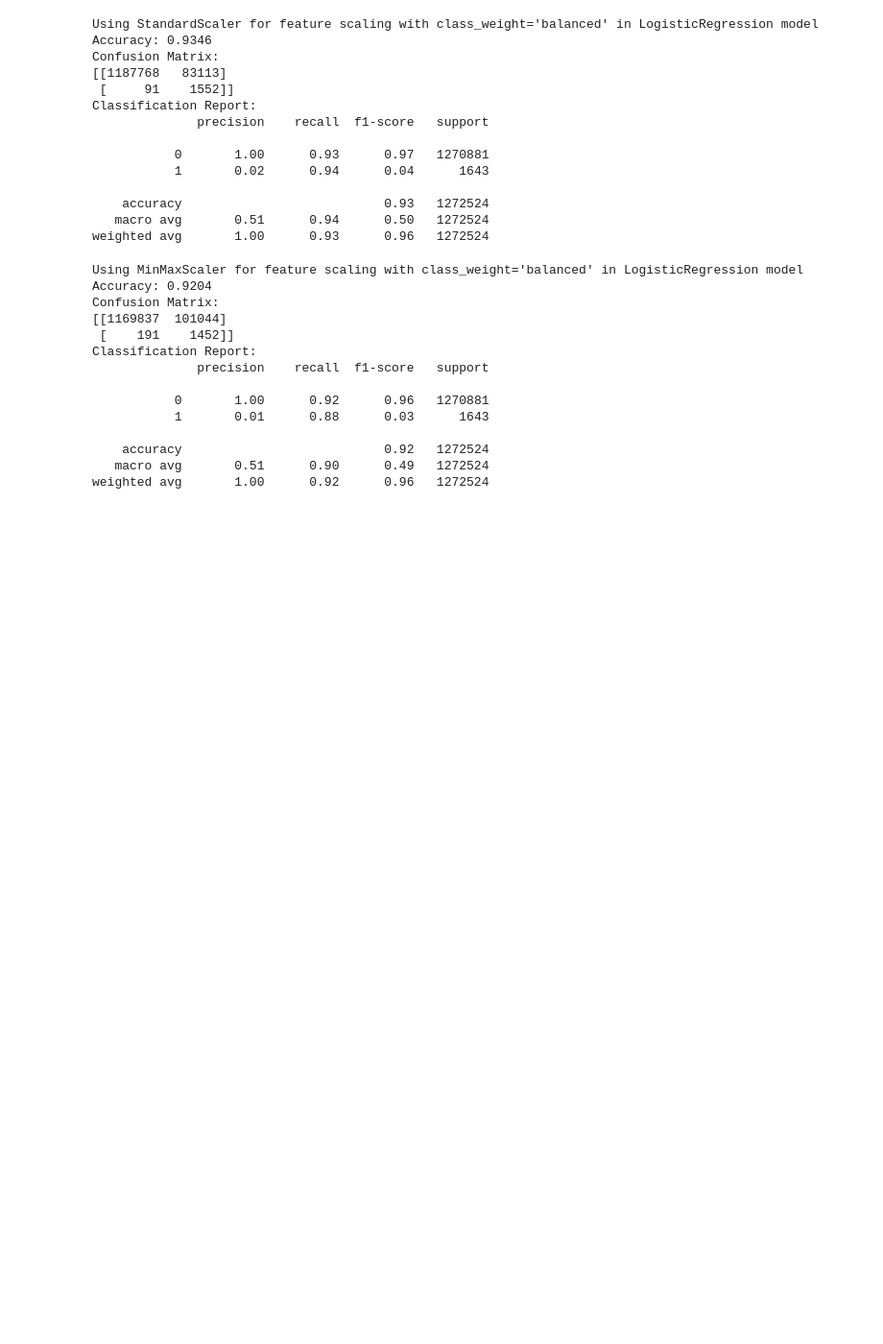
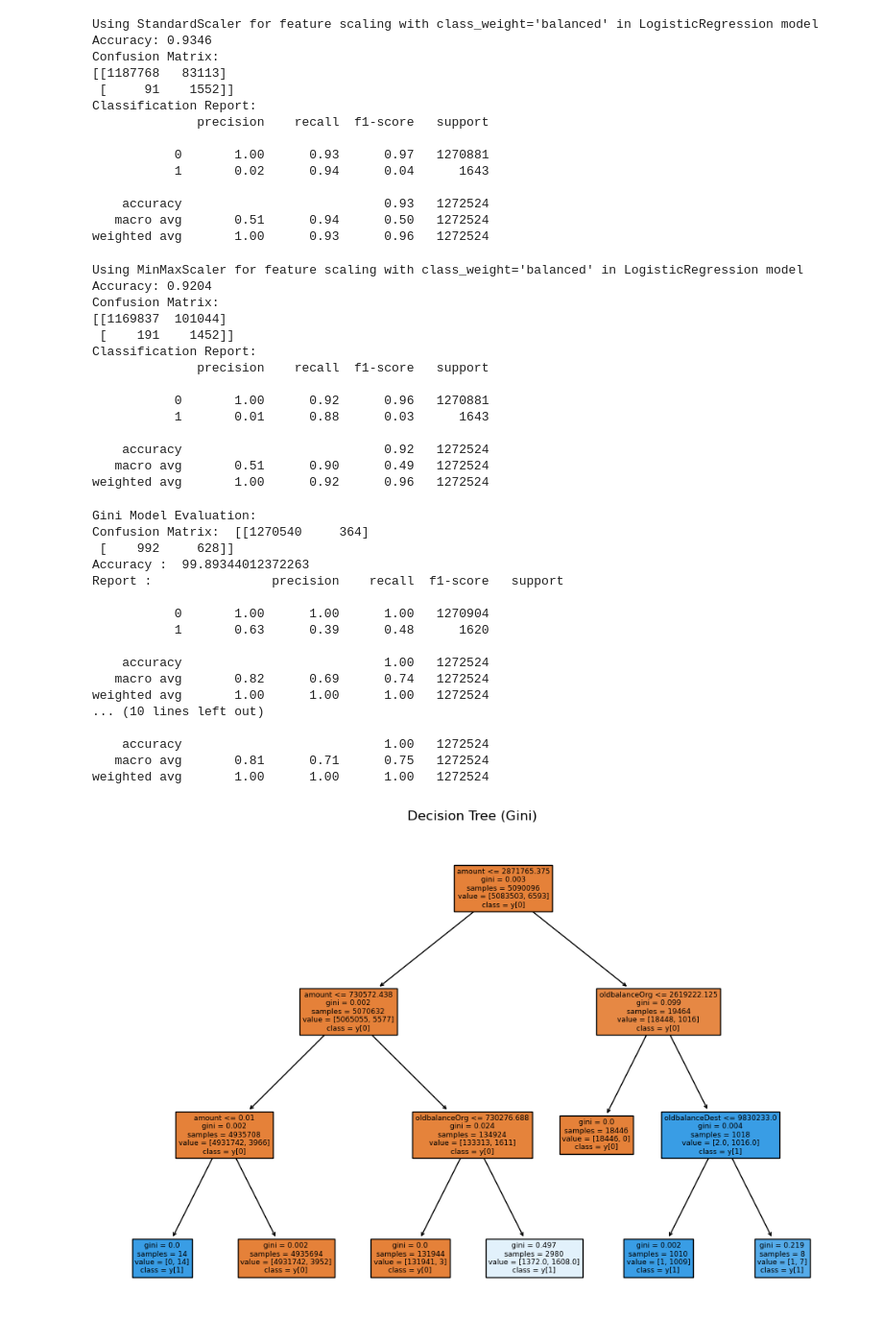
Before and after one commit to pratik9340/INSAID-Fraud-Detection-Model-for-Financial-Transactions, a Jupyter notebook: Python Code file.ipynb, the cells around one changed output. Shown: that part at 96% size. Cells and saved outputs as stored; diff of their text form; code cells hidden in the pictures; blank space fills up the shorter version.

Commit message:
Add files via upload
# 12). Creating Model Selection: Evaluated Decision Tree

```diff
--- a/Python Code file.ipynb
+++ b/Python Code file.ipynb
@@ -527,3 +527,77 @@ Classification Report:
     accuracy                           0.92   1272524
    macro avg       0.51      0.90      0.49   1272524
 weighted avg       1.00      0.92      0.96   1272524
+# %%
+# 12). Creating Model Selection: Evaluated Decision Tree
+from sklearn.metrics import confusion_matrix, accuracy_score, classification_report
+from sklearn.model_selection import train_test_split
+from sklearn.tree import DecisionTreeClassifier, plot_tree
+import matplotlib.pyplot as plt
+
+# Assuming X and y are already defined
+# Using simple train_test_split
+X_train, X_test, y_train, y_test = train_test_split(X, y, test_size=0.2, random_state=42)
+
+# Creating the classifier object with Gini criterion
+clf_gini = DecisionTreeClassifier(criterion="gini", random_state=100, max_depth=3, min_samples_leaf=5)
+# Performing training
+clf_gini.fit(X_train, y_train)
+
+# Decision tree with entropy criterion
+clf_entropy = DecisionTreeClassifier(criterion="entropy", random_state=100, max_depth=3, min_samples_leaf=5)
+# Performing training
+clf_entropy.fit(X_train, y_train)
+
+# Predictions using Gini model
+y_pred_gini = clf_gini.predict(X_test)
+
+# Predictions using Entropy model
+y_pred_entropy = clf_entropy.predict(X_test)
+
+# Evaluation for Gini model
+print("Gini Model Evaluation:")
+print("Confusion Matrix: ", confusion_matrix(y_test, y_pred_gini))
+print("Accuracy : ", accuracy_score(y_test, y_pred_gini) * 100)
+print("Report : ", classification_report(y_test, y_pred_gini))
+
+# Evaluation for Entropy model
+print("\nEntropy Model Evaluation:")
+print("Confusion Matrix: ", confusion_matrix(y_test, y_pred_entropy))
+print("Accuracy : ", accuracy_score(y_test, y_pred_entropy) * 100)
+print("Report : ", classification_report(y_test, y_pred_entropy))
+
+# Visualizing the Decision Tree (Gini)
+plt.figure(figsize=(12,8))
+plot_tree(clf_gini, filled=True, feature_names=X.columns, class_names=True)
+plt.title("Decision Tree (Gini)")
+plt.show()
+
+# Visualizing the Decision Tree (Entropy)
+plt.figure(figsize=(12,8))
+plot_tree(clf_entropy, filled=True, feature_names=X.columns, class_names=True)
+plt.title("Decision Tree (Entropy)")
+plt.show()
+
+# Model Training and Prediction: Two models are trained: one using the Gini impurity criterion and
+# the other using Entropy criterion and predictions are made using both models.
+# Model Evaluation: Both models are evaluated using confusion matrix, accuracy, and classification report.
+# Visualization: The decision trees for both models are visualized using plot_tree from sklearn.tree.
+# %% [output]
+Gini Model Evaluation:
+Confusion Matrix:  [[1270540     364]
+ [    992     628]]
+Accuracy :  99.89344012372263
+Report :                precision    recall  f1-score   support
+
+           0       1.00      1.00      1.00   1270904
+           1       0.63      0.39      0.48      1620
+
+    accuracy                           1.00   1272524
+   macro avg       0.82      0.69      0.74   1272524
+weighted avg       1.00      1.00      1.00   1272524
+... (10 lines left out)
+
+    accuracy                           1.00   1272524
+   macro avg       0.81      0.71      0.75   1272524
+weighted avg       1.00      1.00      1.00   1272524
+[figure, added]
```
Also changed, not shown: parts of 1 cell of this notebook.
